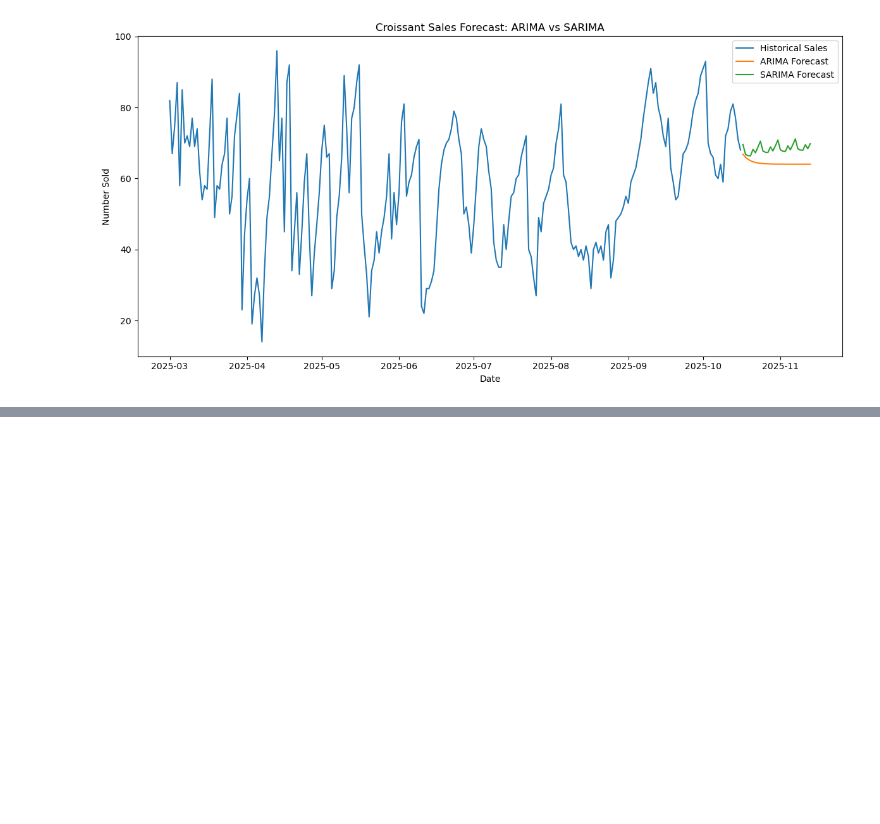
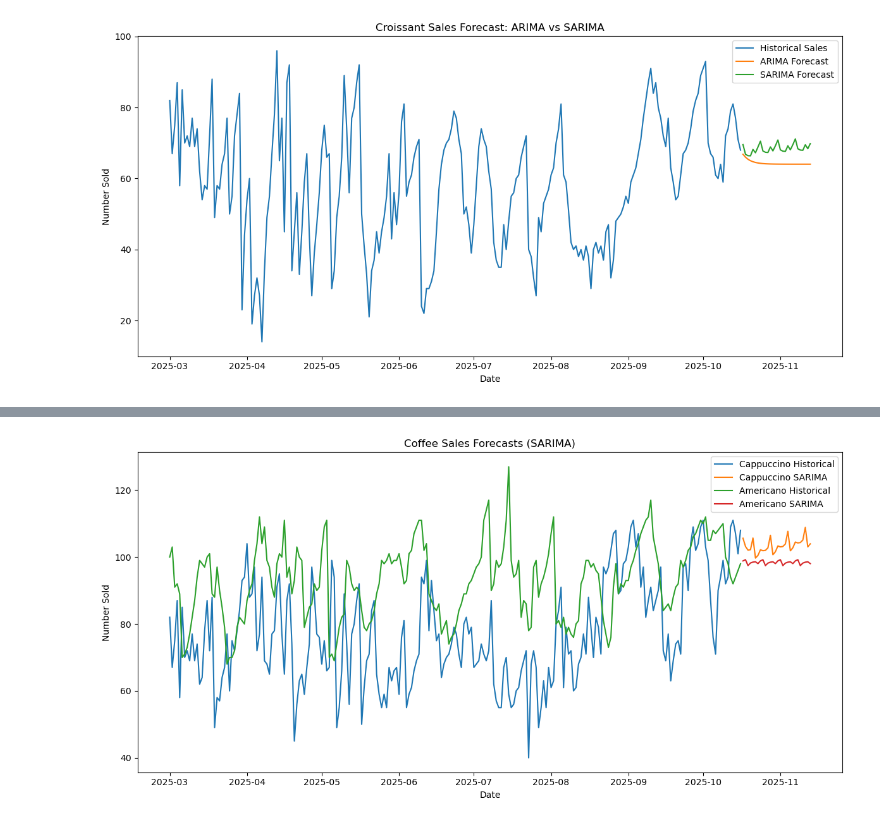
Before and after one commit to ufigiabhi/SYSDEV-Groupproject, a Jupyter notebook: ml/notebooks/01_data_loading_and_cleaning.ipynb, the cells around one changed output, grey strips where cells are left out. Cells and saved outputs as stored; diff of their text form; code cells hidden in the pictures; blank space fills up the shorter version.

```diff
--- a/ml/notebooks/01_data_loading_and_cleaning.ipynb
+++ b/ml/notebooks/01_data_loading_and_cleaning.ipynb
@@ -450,0 +522,26 @@ plt.show()
+# %%
+# SARIMA for americano sales
+sarima_americano = SARIMAX(
+    americano_ts['Americano'],
+    order=(1, 1, 1),
+    seasonal_order=(1, 1, 1, 7),
+    enforce_stationarity=False,
+    enforce_invertibility=False
+)
+
+sarima_americano_result = sarima_americano.fit()
+# %%
+forecast_steps = 28
+forecast_dates = pd.date_range(
+    start=cappuccino_ts.index[-1] + pd.Timedelta(days=1),
+    periods=forecast_steps,
+    freq='D'
+)
+# %%
+# Cappuccino forecasts
+arima_cappuccino_forecast = arima_cappuccino_result.forecast(steps=forecast_steps)
+sarima_cappuccino_forecast = sarima_cappuccino_result.forecast(steps=forecast_steps)
+
+# Americano forecasts
+arima_americano_forecast = arima_americano_result.forecast(steps=forecast_steps)
+sarima_americano_forecast = sarima_americano_result.forecast(steps=forecast_steps)
@@ -450,0 +562,17 @@ plt.show()
+# %%
+plt.figure(figsize=(12, 6))
+
+plt.plot(cappuccino_ts.index, cappuccino_ts['Cappuccino'], label='Cappuccino Historical')
+plt.plot(forecast_dates, sarima_cappuccino_forecast, label='Cappuccino SARIMA')
+
+plt.plot(americano_ts.index, americano_ts['Americano'], label='Americano Historical')
+plt.plot(forecast_dates, sarima_americano_forecast, label='Americano SARIMA')
+
+plt.title('Coffee Sales Forecasts (SARIMA)')
+plt.xlabel('Date')
+plt.ylabel('Number Sold')
+plt.legend()
+plt.tight_layout()
+plt.show()
+# %% [output]
+[figure, added]
```
Also changed, not shown: parts of 9 cells of this notebook, 2 other files.
